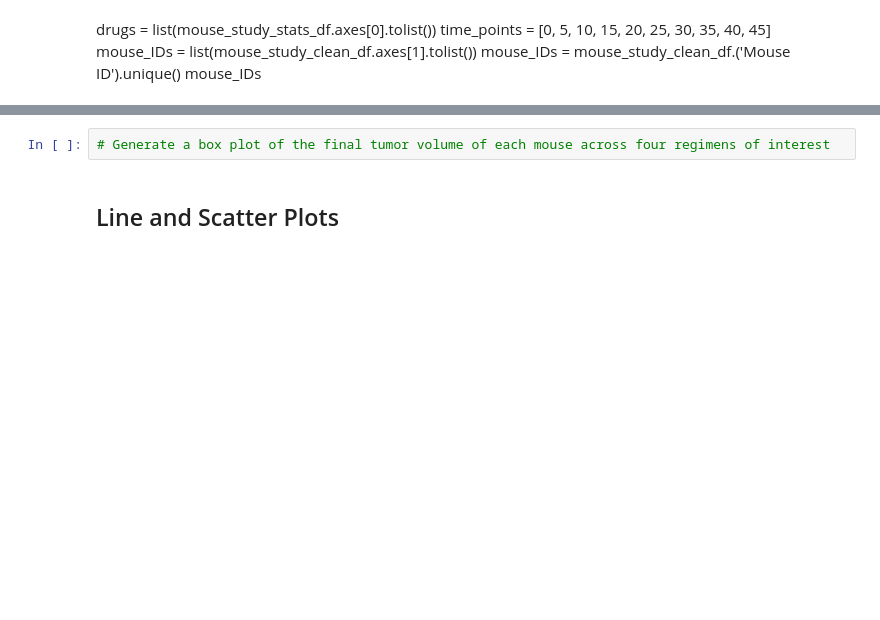
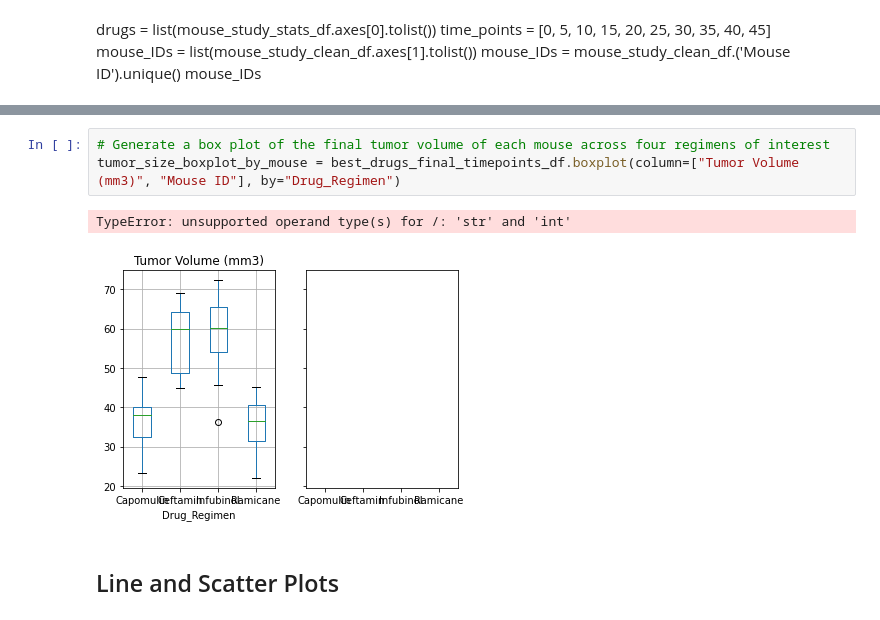
Before and after one commit to bjmacgreg/Pymaceuticals, a Jupyter notebook: pymaceuticals_starter.ipynb, the cells around one changed output, grey strips where cells are left out. Saved outputs shown, nothing was run; the diff lists cells and outputs as text; blank space fills up the shorter version.

```diff
--- a/pymaceuticals_starter.ipynb
+++ b/pymaceuticals_starter.ipynb
@@ -357,5 +375,9 @@ tumor_volume = []
 # %%
 # Generate a box plot of the final tumor volume of each mouse across four regimens of interest
+tumor_size_boxplot_by_mouse = best_drugs_final_timepoints_df.boxplot(column=["Tumor Volume (mm3)", "Mouse ID"], by="Drug_Regimen")
+# %% [output]
+TypeError: unsupported operand type(s) for /: 'str' and 'int'
+[figure, added]
 # %% [markdown]
 ## Line and Scatter Plots
 # %%
```
Also changed, not shown: parts of 2 cells of this notebook.
